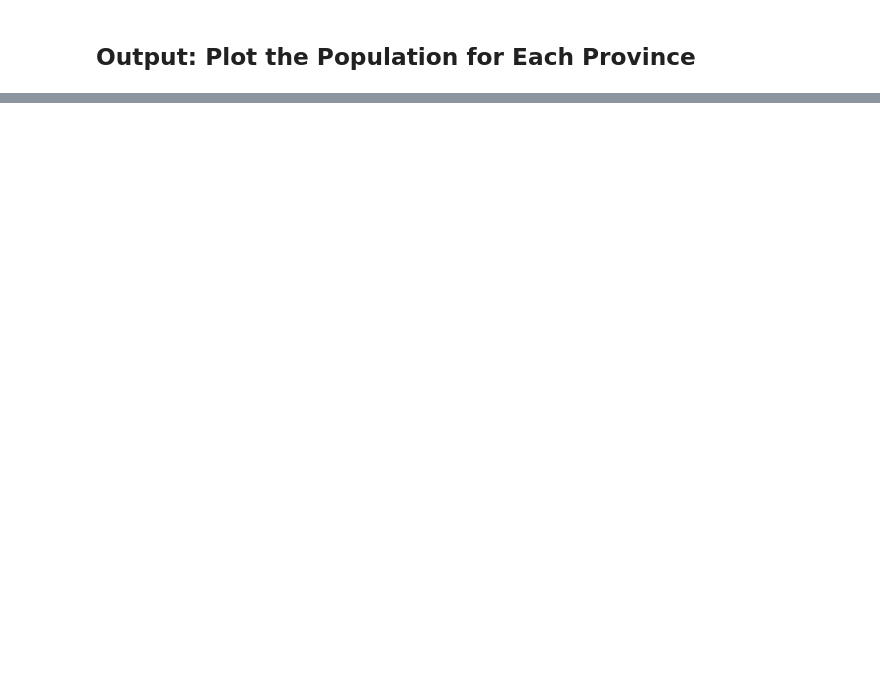
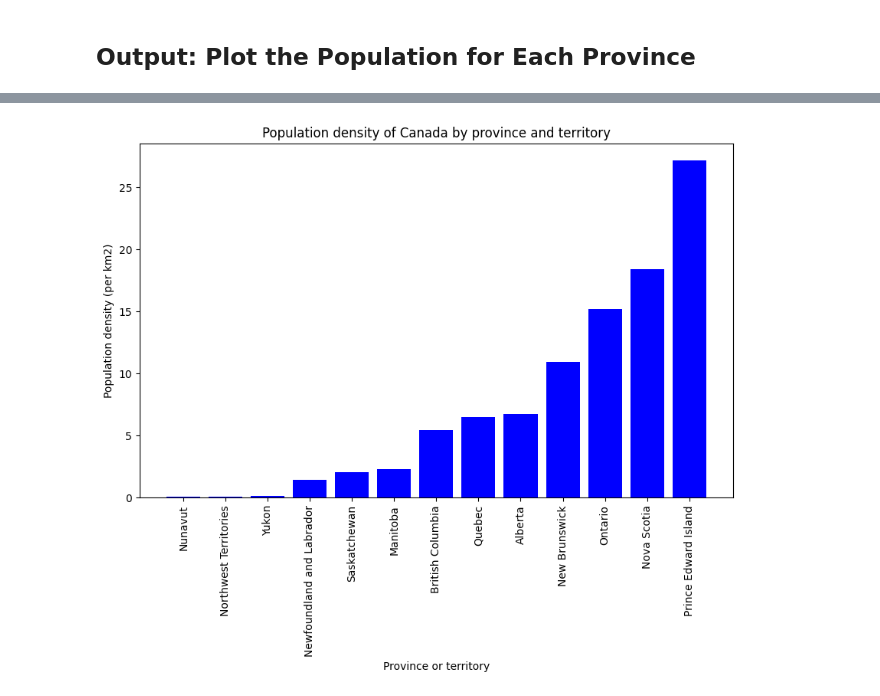
Before and after one commit to pbeens/Data-Analysis, a Jupyter notebook: Wikipedia/Canadian-Population-Barchart.ipynb, the cells around one changed output, grey strips where cells are left out. Cells and saved outputs as stored; diff of their text form; code cells hidden in the pictures; blank space fills up the shorter version.

```diff
--- a/Wikipedia/Canadian-Population-Barchart.ipynb
+++ b/Wikipedia/Canadian-Population-Barchart.ipynb
@@ -200,9 +252,11 @@ plt.show() # Show the plot
 # %%
 # Plot the bar chart for density
 plt.figure(figsize=(10,6)) # Set the figure size
-plt.bar(df["Name"], df["Density"], color="blue") # Plot the bars
+plt.bar(df["Name"], df["Population_density_per_km2"], color="blue") # Plot the bars
 plt.xticks(rotation=90) # Rotate the x-axis labels
 plt.xlabel("Province or territory") # Set the x-axis label
 plt.ylabel("Population density (per km2)") # Set the y-axis label
 plt.title("Population density of Canada by province and territory") # Set the title
 plt.show() # Show the plot
+# %% [output]
+[figure, added]
```
Also changed, not shown: parts of 16 cells of this notebook.
